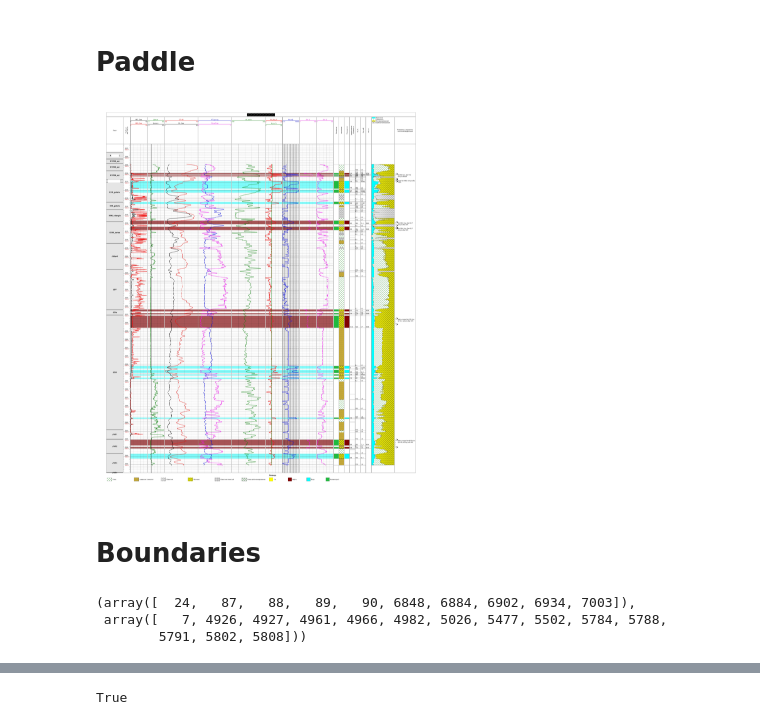
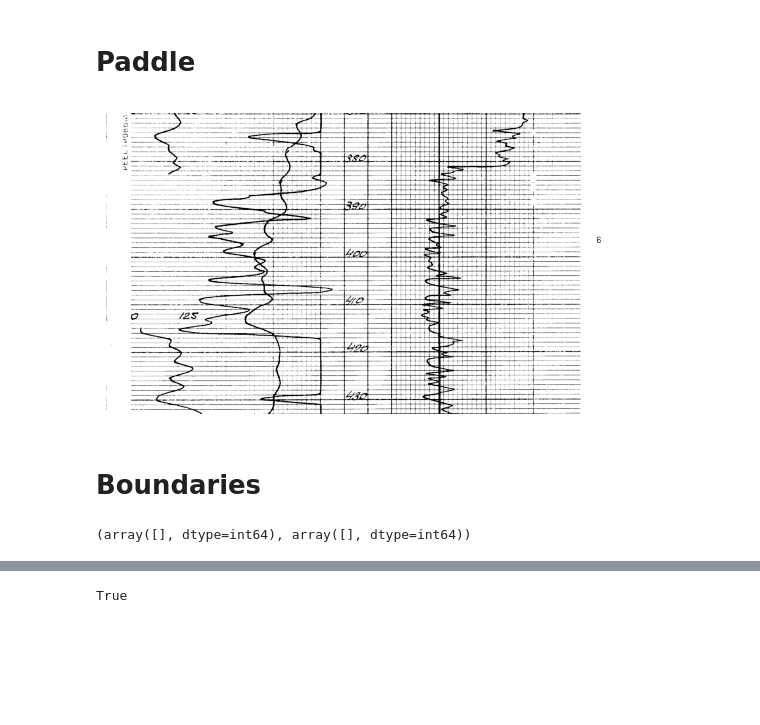
Before and after one commit to zeinovich/geovision, a Jupyter notebook: notebooks/v0.1-zeinovich-contours_paddle.ipynb, the cells around one changed output, grey strips where cells are left out. Drawn from its saved outputs; the diff is of its cells as text; code cells hidden in the pictures; blank space fills up the shorter version.

Commit message:
thresholding for Paddle

```diff
--- a/notebooks/v0.1-zeinovich-contours_paddle.ipynb
+++ b/notebooks/v0.1-zeinovich-contours_paddle.ipynb
@@ -20,7 +20,7 @@ def show_img(img, cmap=None):
 # Image
 # %%
 # IMG = "../data/photo_2024-05-23_15-18-57.jpg"
-IMG = "../data/GeoVision dataset/well_1_0.jpg"
+IMG = "../data/GeoVision dataset/well_4_old.jpg"
 # %%
 if IMG.endswith(".PDF"):
     pages = pdf2image.convert_from_path(IMG)
@@ -32,7 +32,7 @@ if IMG.endswith(".PDF"):
         IMG = os.path.join(folder, file_name + "_" + str(c) + ".jpg")
         p.save(IMG)
 # %%
-img = cv2.imread(IMG)[..., ::-1]
+img = cv2.imread(IMG)[2000:3000, :, ::-1]
 # img = cv2.resize(img, (1280, 720))
 
 show_img(img)
@@ -42,0 +43,18 @@ print(img.shape)
+# %%
+orig_img = img.copy()
+
+THRESHOLD = 180
+
+gray_img = cv2.cvtColor(img, cv2.COLOR_BGR2GRAY).astype(np.uint8)
+
+gray_img[gray_img < THRESHOLD] = 0
+gray_img[gray_img >= THRESHOLD] = 255
+
+img = gray_img.copy()
+
+kernel = np.ones((3, 3), dtype=np.uint8)
+
+dilated = cv2.dilate(img, kernel, iterations=1)
+closed = cv2.erode(dilated, kernel, iterations=1)
+
+show_img(closed, cmap="Greys_r")
@@ -51,7 +71,7 @@ ocr = PaddleOCR(
     show_log=False,
 )
 # %%
-pred = ocr.ocr(img)
+pred = ocr.ocr(closed)
 # %%
 boxes = [p[0] for p in pred[0]]
 texts = [p[1][0] for p in pred[0]]
@@ -59,26 +79,26 @@ scores = [p[1][1] for p in pred[0]]
 # %%
 img_copy = img.copy()
 NARROW = 1
-THRESHOLD = 0.85
+THRESHOLD = 0.1
 
 for box, score in zip(boxes, scores):
     x1, y1 = box[0]
     x2, y2 = box[2]
     x1, y1 = int(x1 - NARROW), int(y1 - NARROW)
     x2, y2 = int(x2 - NARROW), int(y2 - NARROW)
 
     if score > THRESHOLD:
         cv2.rectangle(
             img_copy,
             (x1, y1),
             (x2, y2),
             (255, 255, 255),
             -1,
         )
 
-show_img(img_copy)
+show_img(img_copy, cmap="Greys_r")
 # %% [output]
-[figure, old version]
+[figure, new version]
 # %% [markdown]
 # Boundaries
 # %%
@@ -133,9 +153,7 @@ boundaries_h = find_boundaries(row_mean)
 # %%
 boundaries_h, boundaries_v
 # %% [output]
-(array([  24,   87,   88,   89,   90, 6848, 6884, 6902, 6934, 7003]),
- array([   7, 4926, 4927, 4961, 4966, 4982, 5026, 5477, 5502, 5784, 5788,
-        5791, 5802, 5808]))
+(array([], dtype=int64), array([], dtype=int64))
 # %%
 fig, ax = plt.subplots(figsize=(16, 9))
 
```
Also changed, not shown: parts of 3 cells of this notebook, 1 other file.
